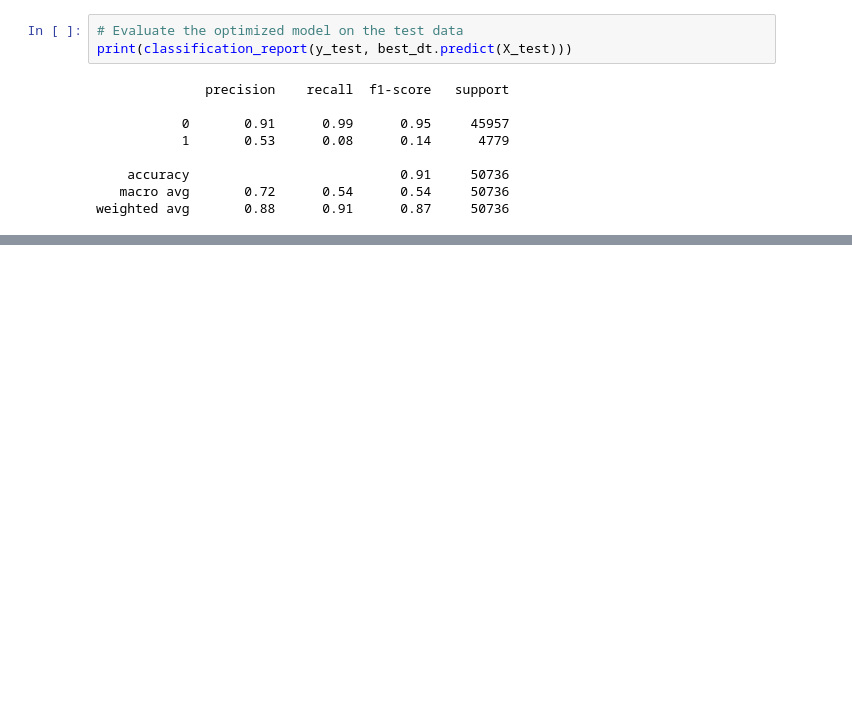
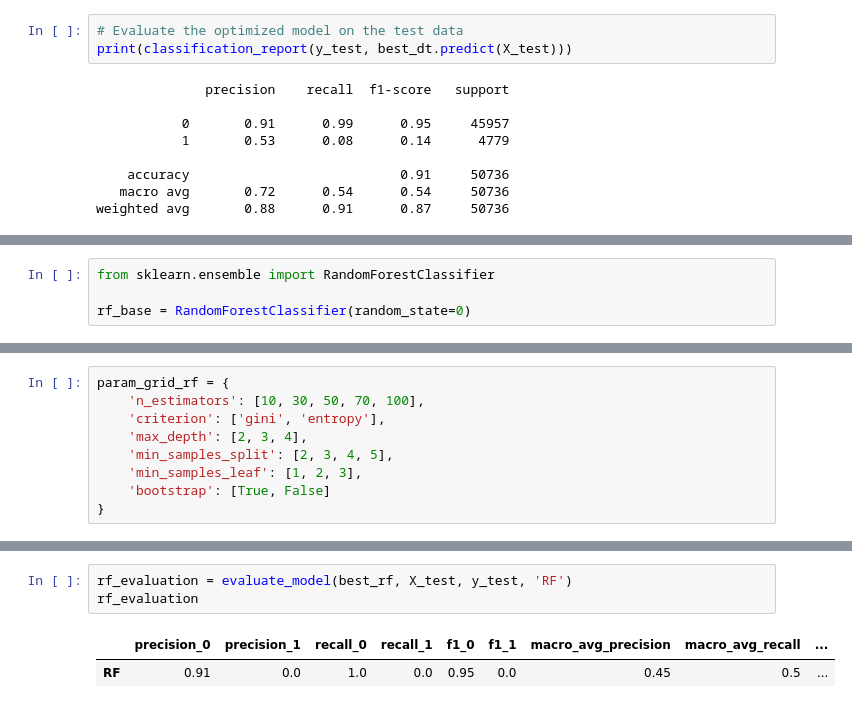
Before and after one commit to Sachin20010517/sca-supervised-prediction-model, a Jupyter notebook: sudden_cardiac_arrest.ipynb, the cells around one changed output, grey strips where cells are left out. Saved outputs shown, nothing was run; the diff lists cells and outputs as text; blank space fills up the shorter version.

```diff
--- a/sudden_cardiac_arrest.ipynb
+++ b/sudden_cardiac_arrest.ipynb
@@ -531,0 +571,4 @@ weighted avg       0.88      0.91      0.87     50736
+# %%
+from sklearn.ensemble import RandomForestClassifier
+
+rf_base = RandomForestClassifier(random_state=0)
@@ -531,0 +577,9 @@ weighted avg       0.88      0.91      0.87     50736
+# %%
+param_grid_rf = {
+    'n_estimators': [10, 30, 50, 70, 100],
+    'criterion': ['gini', 'entropy'],
+    'max_depth': [2, 3, 4],
+    'min_samples_split': [2, 3, 4, 5],
+    'min_samples_leaf': [1, 2, 3],
+    'bootstrap': [True, False]
+}
@@ -531,0 +619,6 @@ weighted avg       0.88      0.91      0.87     50736
+# %%
+rf_evaluation = evaluate_model(best_rf, X_test, y_test, 'RF')
+rf_evaluation
+# %% [output]
+|  | precision_0 | precision_1 | recall_0 | recall_1 | f1_0 | f1_1 | macro_avg_precision | macro_avg_recall | ... |
+| RF | 0.91 | 0.0 | 1.0 | 0.0 | 0.95 | 0.0 | 0.45 | 0.5 | ... |
```
Also changed, not shown: parts of 9 cells of this notebook.
